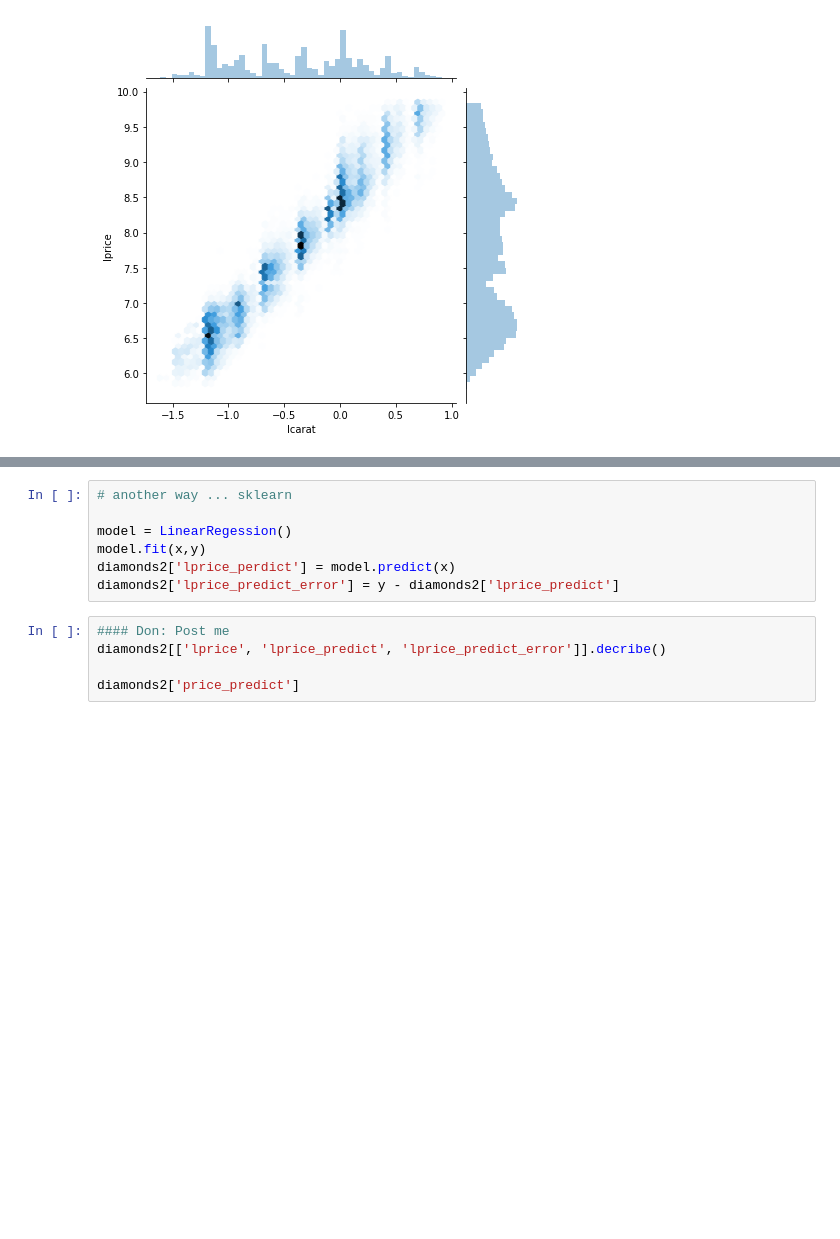
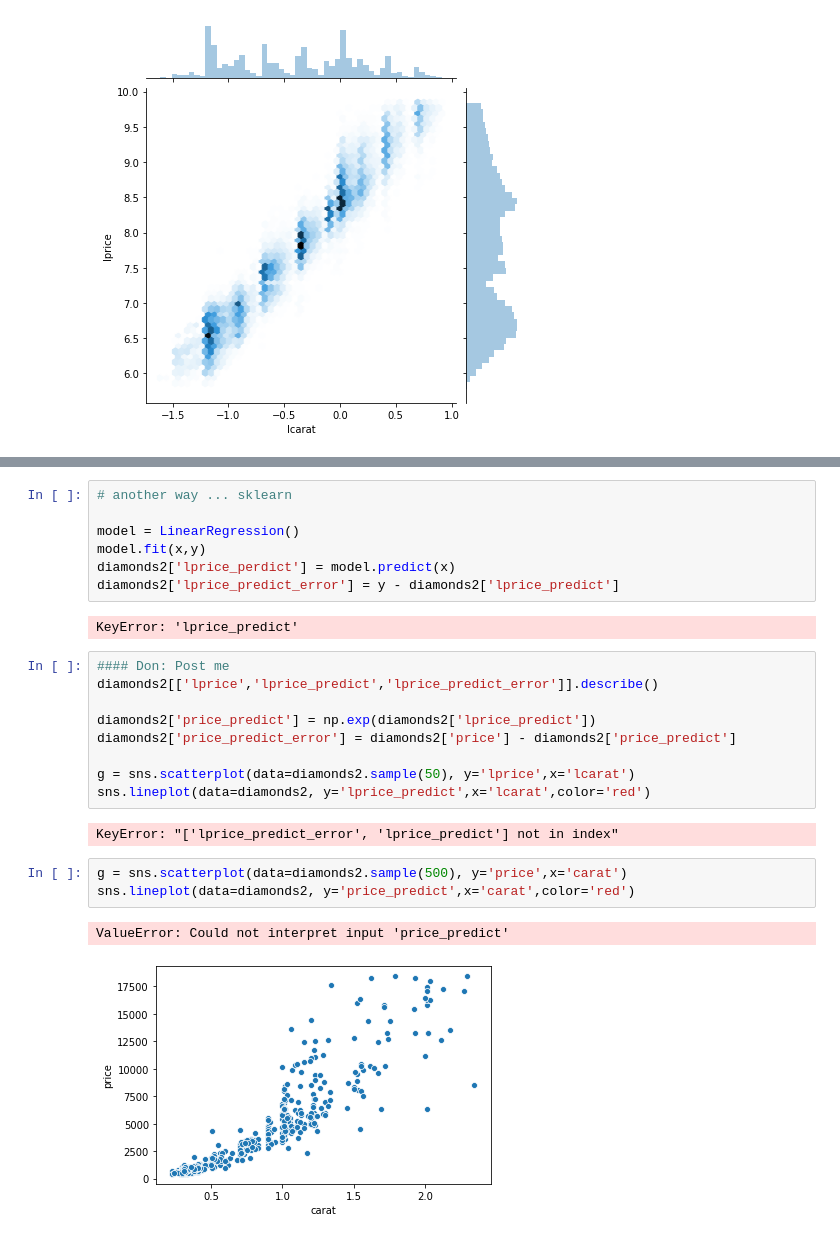
Before and after one commit to trishakalia/FIN377-participation, a Jupyter notebook: L16 notes.ipynb, the cells around one changed output, grey strips where cells are left out. Saved outputs shown, nothing was run; the diff lists cells and outputs as text; blank space fills up the shorter version.

```diff
--- a/L16 notes.ipynb
+++ b/L16 notes.ipynb
@@ -90,12 +89,26 @@ Warnings:
 # %%
 # another way ... sklearn
 
-model = LinearRegession()
+model = LinearRegression()
 model.fit(x,y)
 diamonds2['lprice_perdict'] = model.predict(x)
 diamonds2['lprice_predict_error'] = y - diamonds2['lprice_predict']
+# %% [output]
+KeyError: 'lprice_predict'
-# %%
-#### Don: Post me
-diamonds2[['lprice', 'lprice_predict', 'lprice_predict_error']].decribe()
-
-diamonds2['price_predict']
+# %%
+#### Don: Post me
+diamonds2[['lprice','lprice_predict','lprice_predict_error']].describe()
+
+diamonds2['price_predict'] = np.exp(diamonds2['lprice_predict'])
+diamonds2['price_predict_error'] = diamonds2['price'] - diamonds2['price_predict']
+
+g = sns.scatterplot(data=diamonds2.sample(50), y='lprice',x='lcarat')
+sns.lineplot(data=diamonds2, y='lprice_predict',x='lcarat',color='red')
+# %% [output]
+KeyError: "['lprice_predict_error', 'lprice_predict'] not in index"
+# %%
+g = sns.scatterplot(data=diamonds2.sample(500), y='price',x='carat')
+sns.lineplot(data=diamonds2, y='price_predict',x='carat',color='red')
+# %% [output]
+ValueError: Could not interpret input 'price_predict'
+[figure, added]
```
Also changed, not shown: parts of 5 cells of this notebook.
